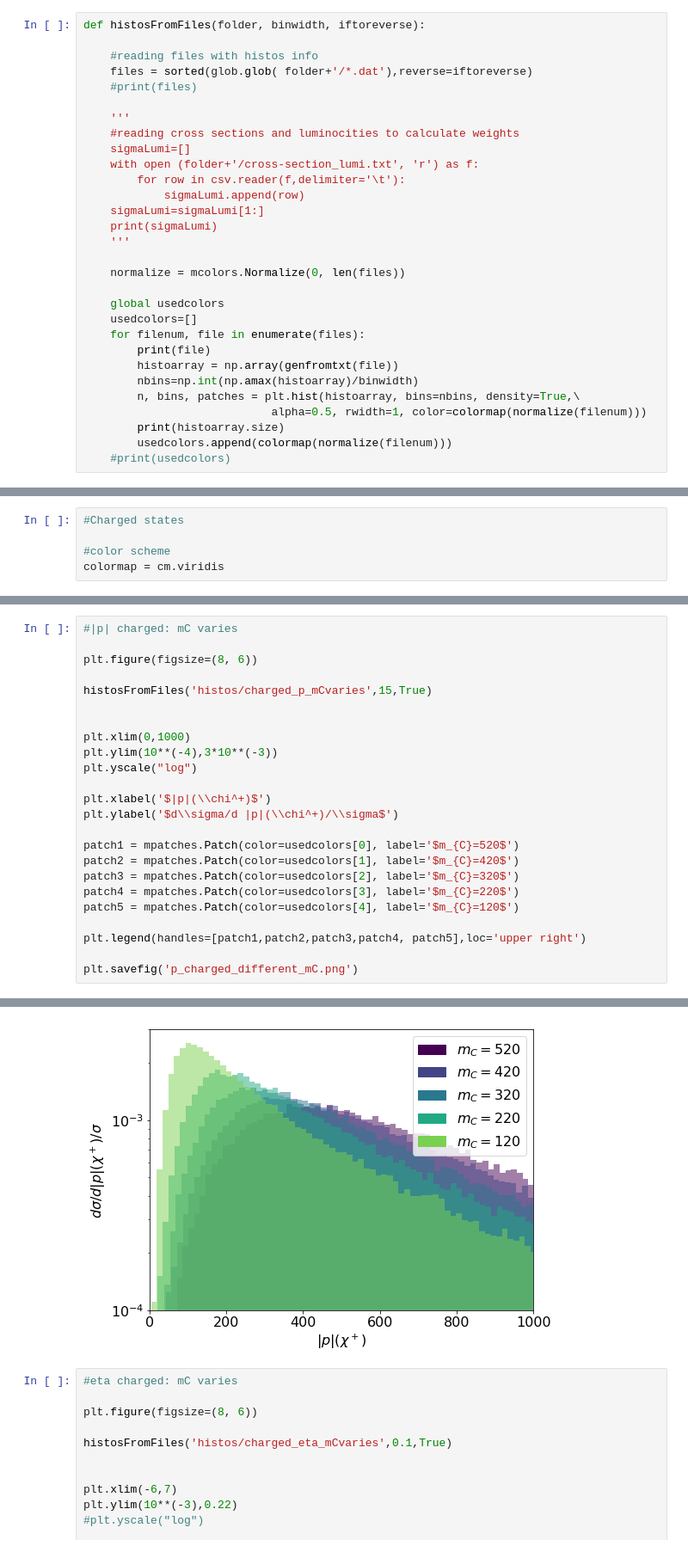
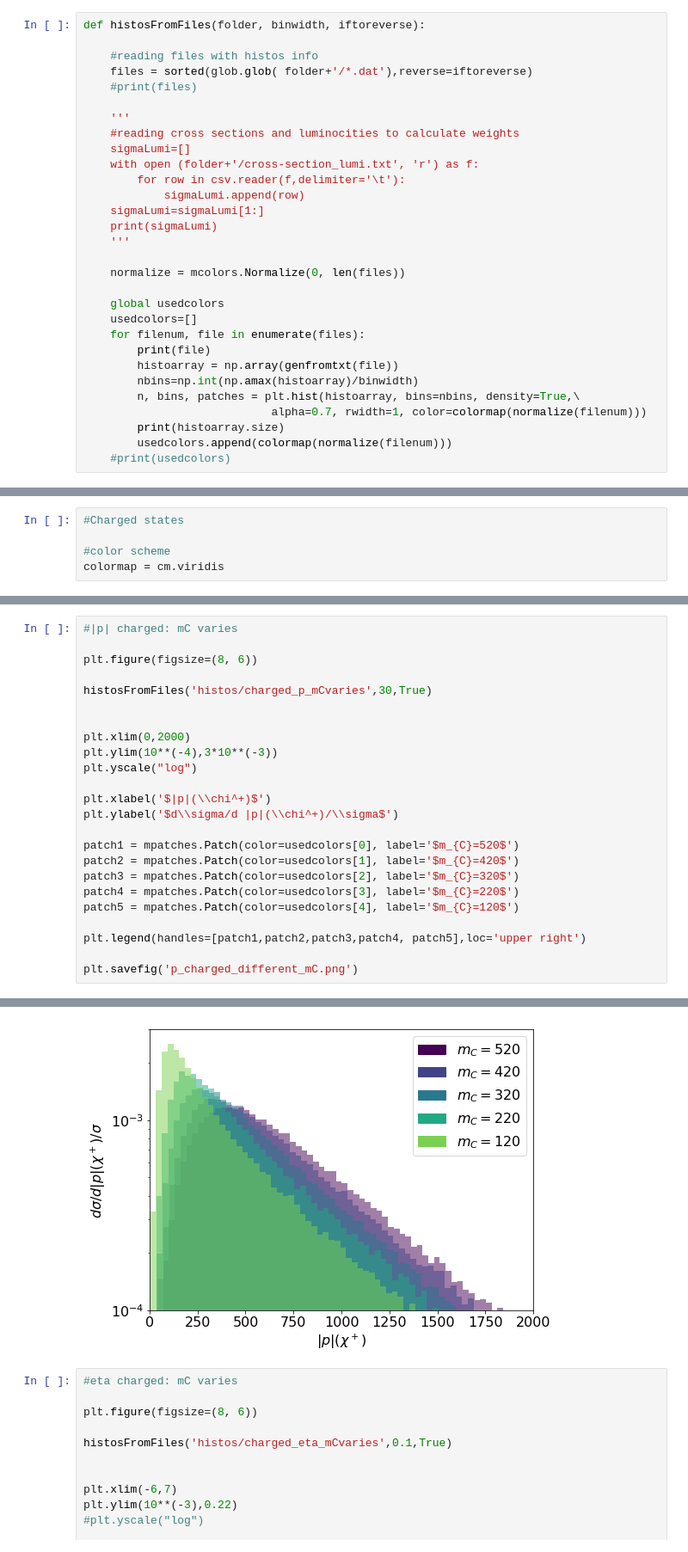
Before and after one commit to anasthesia/SoftLLP, a Jupyter notebook: kinematics/plot_histos.ipynb, the cells around one changed output, grey strips where cells are left out. Shown at 86% size. Drawn from its saved outputs; the diff is of its cells as text.

```diff
--- a/kinematics/plot_histos.ipynb
+++ b/kinematics/plot_histos.ipynb
@@ -43,7 +43,7 @@ def histosFromFiles(folder, binwidth, iftoreverse):
         histoarray = np.array(genfromtxt(file))
         nbins=np.int(np.amax(histoarray)/binwidth)
         n, bins, patches = plt.hist(histoarray, bins=nbins, density=True,\
-                            alpha=0.5, rwidth=1, color=colormap(normalize(filenum)))
+                            alpha=0.7, rwidth=1, color=colormap(normalize(filenum)))
         print(histoarray.size)
         usedcolors.append(colormap(normalize(filenum)))
     #print(usedcolors)
@@ -439,37 +1033,37 @@ histos/charged_pT_mCvaries/pTminus_rr5.00e-08_mS1.00e+02_mT1.20e+02.dat
 
 plt.figure(figsize=(8, 6))
 
-histosFromFiles('histos/charged_p_mCvaries',15,True)
+histosFromFiles('histos/charged_p_mCvaries',30,True)
 
 
-plt.xlim(0,1000)
+plt.xlim(0,2000)
 plt.ylim(10**(-4),3*10**(-3))
 plt.yscale("log")
 
 plt.xlabel('$|p|(\\chi^+)$')
 plt.ylabel('$d\\sigma/d |p|(\\chi^+)/\\sigma$')
 
 patch1 = mpatches.Patch(color=usedcolors[0], label='$m_{C}=520$')
 patch2 = mpatches.Patch(color=usedcolors[1], label='$m_{C}=420$')
 patch3 = mpatches.Patch(color=usedcolors[2], label='$m_{C}=320$')
 patch4 = mpatches.Patch(color=usedcolors[3], label='$m_{C}=220$')
 patch5 = mpatches.Patch(color=usedcolors[4], label='$m_{C}=120$')
 
 plt.legend(handles=[patch1,patch2,patch3,patch4, patch5],loc='upper right')
 
 plt.savefig('p_charged_different_mC.png')
 # %% [output]
 histos/charged_p_mCvaries/pminus_rr5.00e-08_mS5.00e+02_mT5.20e+02.dat
 100000
 histos/charged_p_mCvaries/pminus_rr5.00e-08_mS4.00e+02_mT4.20e+02.dat
 100000
 histos/charged_p_mCvaries/pminus_rr5.00e-08_mS3.00e+02_mT3.20e+02.dat
 100000
 histos/charged_p_mCvaries/pminus_rr5.00e-08_mS2.00e+02_mT2.20e+02.dat
 102045
 histos/charged_p_mCvaries/pminus_rr5.00e-08_mS1.00e+02_mT1.20e+02.dat
 100000
-[figure, old version]
+[figure, new version]
 # %%
 #eta charged: mC varies
 
```
Also changed, not shown: parts of 22 cells of this notebook, 2 other files.
